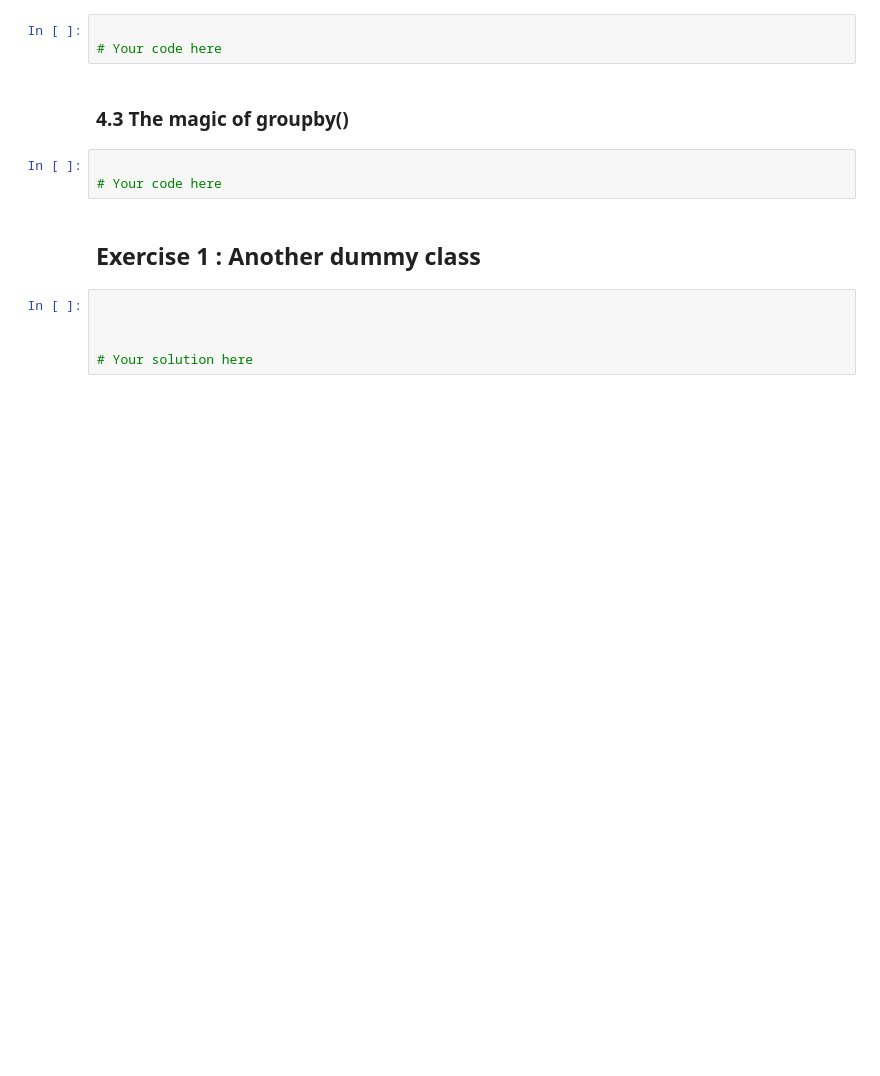
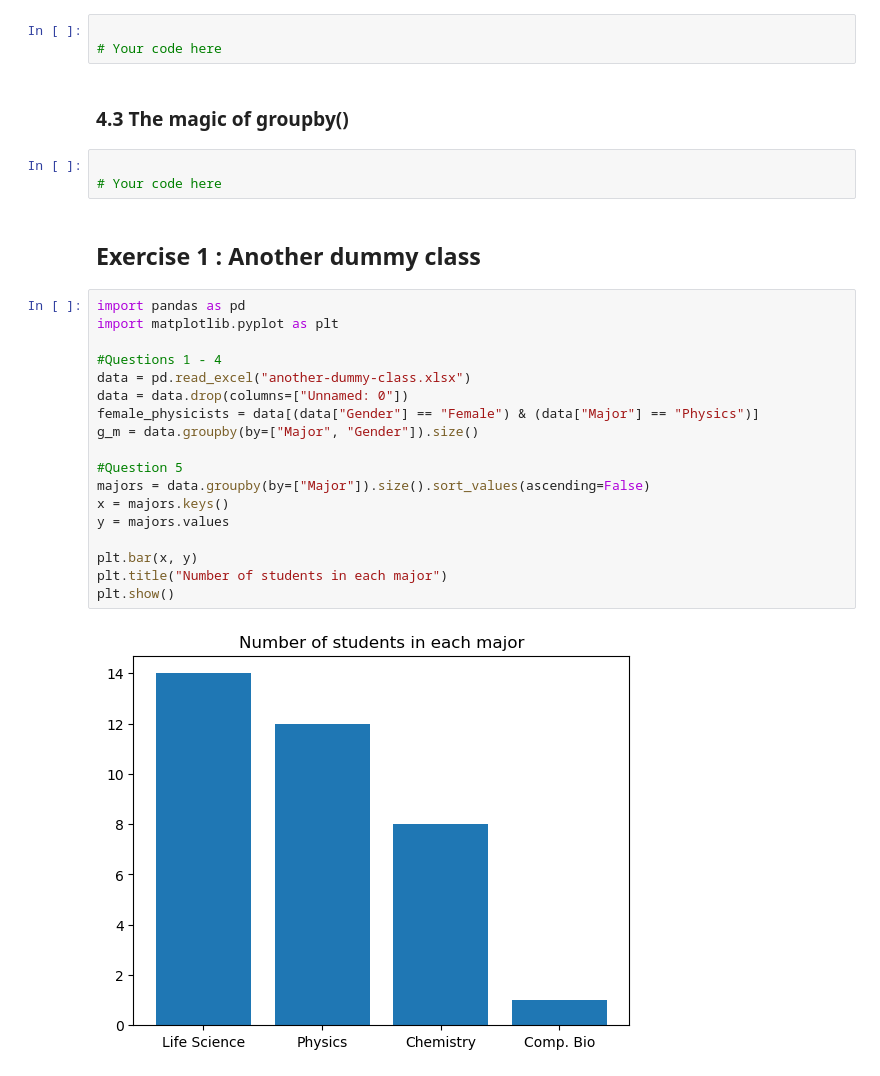
Before and after one commit to SPS-SP2273/learning-portfolio-russell-ykh, a Jupyter notebook: pandas/pandas_(need).ipynb, the cells around one changed output. Cells and saved outputs as stored; diff of their text form; blank space fills up the shorter version.

Commit message:
pandas (need)

```diff
--- a/pandas/pandas_(need).ipynb
+++ b/pandas/pandas_(need).ipynb
@@ -174,7 +174,22 @@ print(data["Test 1 (30%)"].values)
 # %% [markdown]
 ## Exercise 1 :  Another dummy class
 # %%
+import pandas as pd
+import matplotlib.pyplot as plt
 
+#Questions 1 - 4
+data = pd.read_excel("another-dummy-class.xlsx")
+data = data.drop(columns=["Unnamed: 0"])
+female_physicists = data[(data["Gender"] == "Female") & (data["Major"] == "Physics")]
+g_m = data.groupby(by=["Major", "Gender"]).size()
 
+#Question 5
+majors = data.groupby(by=["Major"]).size().sort_values(ascending=False)
+x = majors.keys()
+y = majors.values
 
-# Your solution here
+plt.bar(x, y)
+plt.title("Number of students in each major")
+plt.show()
+# %% [output]
+[figure, added]
```
Also changed, not shown: 2 other files.
